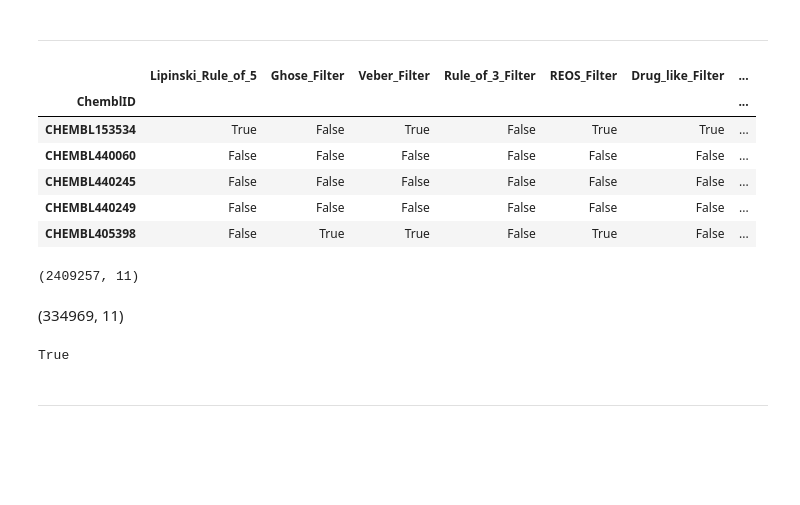
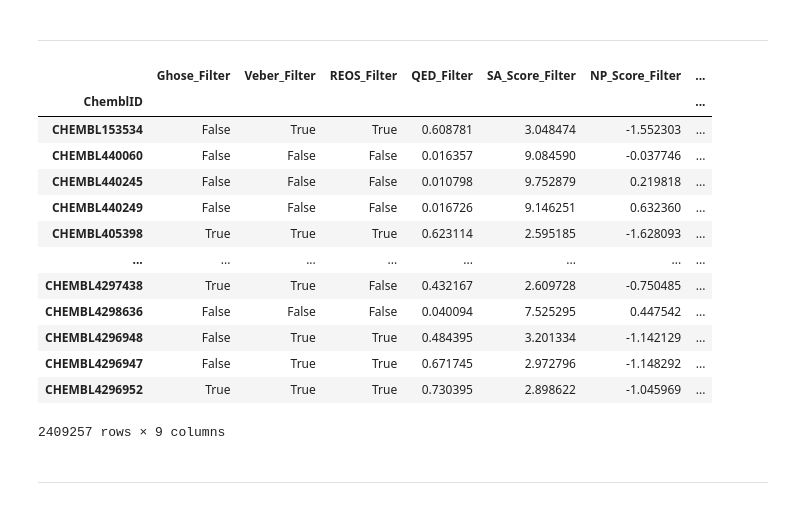
Before and after one commit to SleepDealler/In-Silco-Screening-and-Generating-for-TrmD-Inhibitors, a Jupyter notebook: notebooks/initial-screening-results-analysis.ipynb, the cells around one changed output. Cells and saved outputs as stored; diff of their text form; code cells hidden in the pictures; blank space fills up the shorter version.

```diff
--- a/notebooks/initial-screening-results-analysis.ipynb
+++ b/notebooks/initial-screening-results-analysis.ipynb
@@ -22,19 +20,59 @@ df = pd.read_csv(
-# %%
-display(df.head())
-df.shape
-# %% [output]
-|  | Lipinski_Rule_of_5 | Ghose_Filter | Veber_Filter | Rule_of_3_Filter | REOS_Filter | Drug_like_Filter | ... |
-| ChemblID |  |  |  |  |  |  | ... |
-| CHEMBL153534 | True | False | True | False | True | True | ... |
-| CHEMBL440060 | False | False | False | False | False | False | ... |
-| CHEMBL440245 | False | False | False | False | False | False | ... |
-| CHEMBL440249 | False | False | False | False | False | False | ... |
-| CHEMBL405398 | False | True | True | False | True | False | ... |
-(2409257, 11)
-# %% [markdown]
-(334969, 11)
-# %%
-"CHEMBL130273" in set(df.index)
-# %% [output]
-True
+# %%
+df_wrong_Lipinski_Rule_of_5_and_Drug_like_Filter = pd.read_csv(
+    "../data/chembl_34_initial_screening_results.csv", sep=",", index_col=0
+)
+df_correct_ADMET_Scores_Filter = pd.read_csv("../data/admet.csv", sep=",", index_col=0)
+df_correct_Drug_like_Filter = pd.read_csv(
+    "../data/corrected_lipinski5_and_druglikeness_actually_just_drug_likeness.csv",
+    sep=",",
+    index_col=0,
+)
+df_correct_Lipinski_Rule_of_5_and = pd.read_csv(
+    "../data/finally_corrected_lipinski5.csv", sep=",", index_col=0
+)
+
+df_combined = (
+    df_wrong_Lipinski_Rule_of_5_and_Drug_like_Filter[
+        [
+            "Ghose_Filter",
+            "Veber_Filter",
+            "REOS_Filter",
+            "QED_Filter",
+            "SA_Score_Filter",
+            "NP_Score_Filter",
+        ]
+    ]
+    .join(
+        df_correct_ADMET_Scores_Filter[["ADMET_Scores_Filter"]],
+        lsuffix="_df",
+        rsuffix="_admet",
+    )
+    .join(
+        df_correct_Drug_like_Filter[["Drug_like_Filter"]],
+        lsuffix="_df",
+        rsuffix="_lipinski_druglike",
+    )
+    .join(
+        df_correct_Lipinski_Rule_of_5_and[["Lipinski_Rule_of_5"]],
+        lsuffix="_lipinski_druglike",
+        rsuffix="_lipinski",
+    )
+)
+
+df_combined
+# %% [output]
+|  | Ghose_Filter | Veber_Filter | REOS_Filter | QED_Filter | SA_Score_Filter | NP_Score_Filter | ... |
+| ChemblID |  |  |  |  |  |  | ... |
+| CHEMBL153534 | False | True | True | 0.608781 | 3.048474 | -1.552303 | ... |
+| CHEMBL440060 | False | False | False | 0.016357 | 9.084590 | -0.037746 | ... |
+| CHEMBL440245 | False | False | False | 0.010798 | 9.752879 | 0.219818 | ... |
+| CHEMBL440249 | False | False | False | 0.016726 | 9.146251 | 0.632360 | ... |
+| CHEMBL405398 | True | True | True | 0.623114 | 2.595185 | -1.628093 | ... |
+| ... | ... | ... | ... | ... | ... | ... | ... |
+| CHEMBL4297438 | True | True | False | 0.432167 | 2.609728 | -0.750485 | ... |
+| CHEMBL4298636 | False | False | False | 0.040094 | 7.525295 | 0.447542 | ... |
+| CHEMBL4296948 | False | True | True | 0.484395 | 3.201334 | -1.142129 | ... |
+| CHEMBL4296947 | False | True | True | 0.671745 | 2.972796 | -1.148292 | ... |
+| CHEMBL4296952 | True | True | True | 0.730395 | 2.898622 | -1.045969 | ... |
+2409257 rows × 9 columns
 # %%
```
Also changed, not shown: parts of 28 cells of this notebook, 2 other files.
